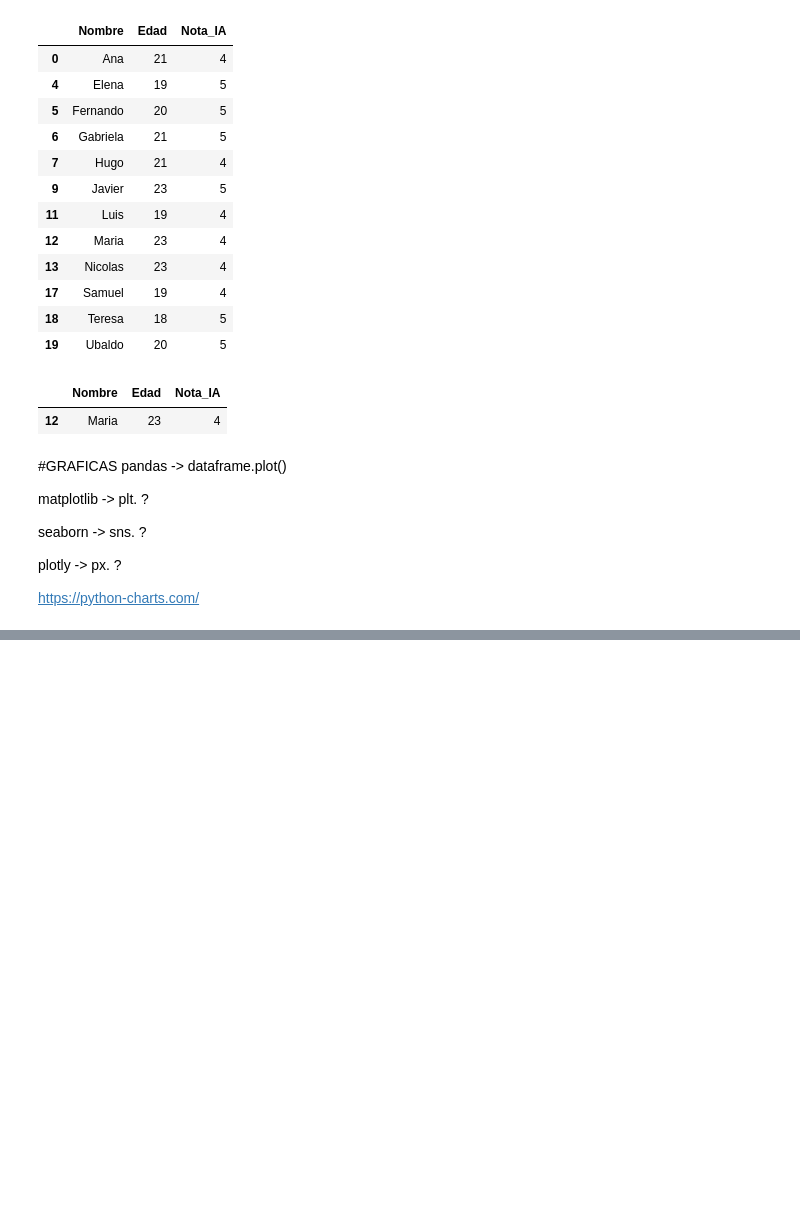
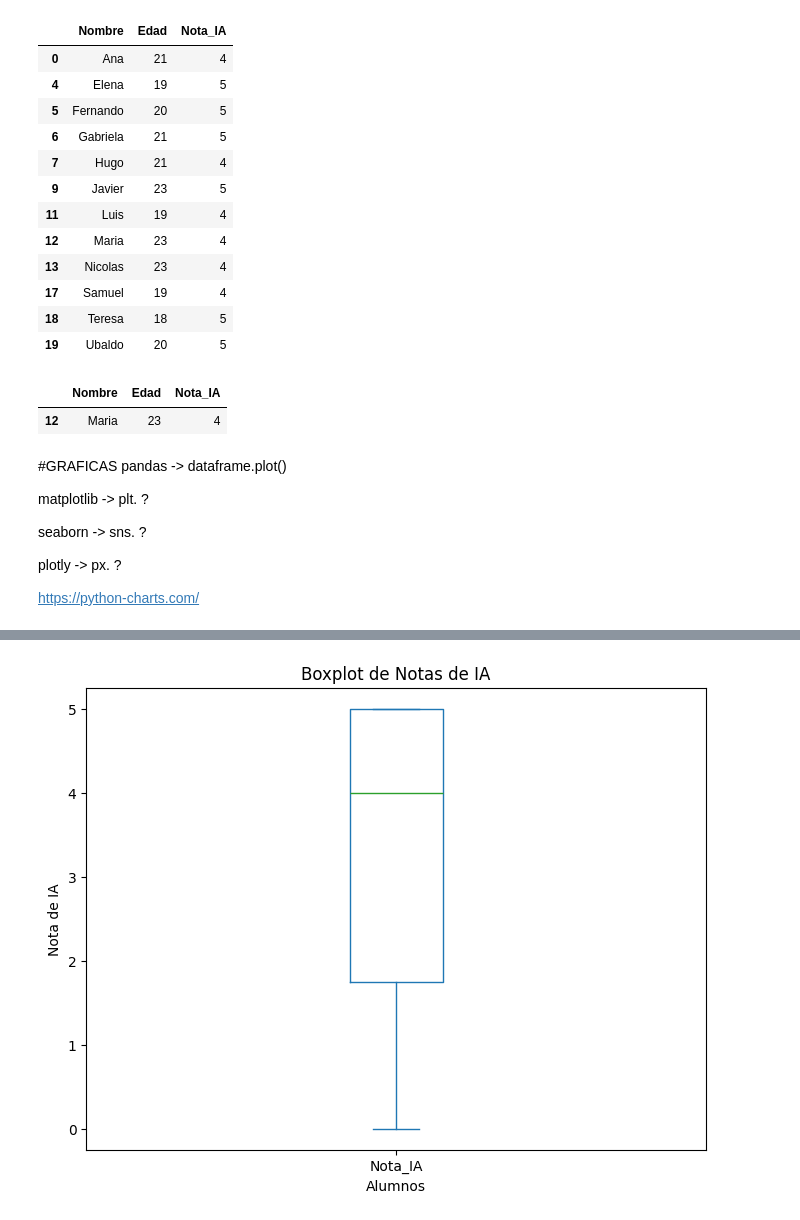
Before and after one commit to wilszon/Clase-Inteligencia-Artificial, a Jupyter notebook: EDA.ipynb, the cells around one changed output, grey strips where cells are left out. Drawn from its saved outputs; the diff is of its cells as text; code cells hidden in the pictures; blank space fills up the shorter version.

```diff
--- a/EDA.ipynb
+++ b/EDA.ipynb
@@ -336,0 +347,16 @@ https://python-charts.com/
+# %%
+# prompt: Con matploib realice la caja de bigotes de la Nota_ia CON titulo y axis
+
+import matplotlib.pyplot as plt
+
+# ... (your existing code)
+
+# Create the boxplot for 'Nota_IA'
+plt.figure(figsize=(8, 6))
+alumnos['Nota_IA'].plot(kind='box', vert=True)
+plt.title('Boxplot de Notas de IA')  # Set the title
+plt.ylabel('Nota de IA')  # Set the y-axis label
+plt.xlabel('Alumnos') # Set the x-axis label
+plt.show()
+# %% [output]
+[figure, added]
```
Also changed, not shown: parts of 2 cells of this notebook.
